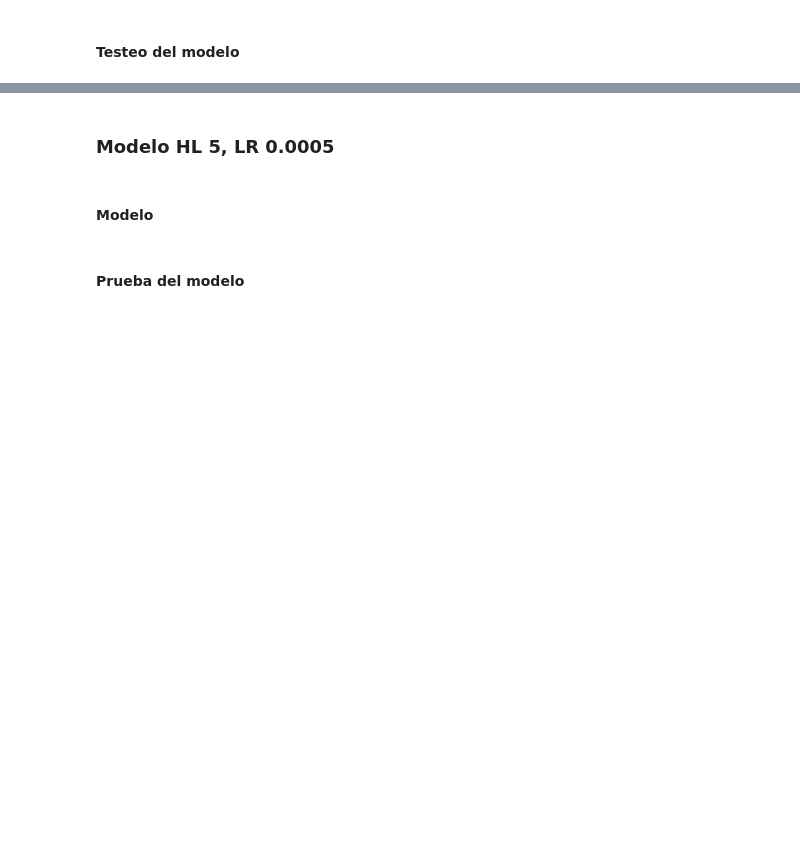
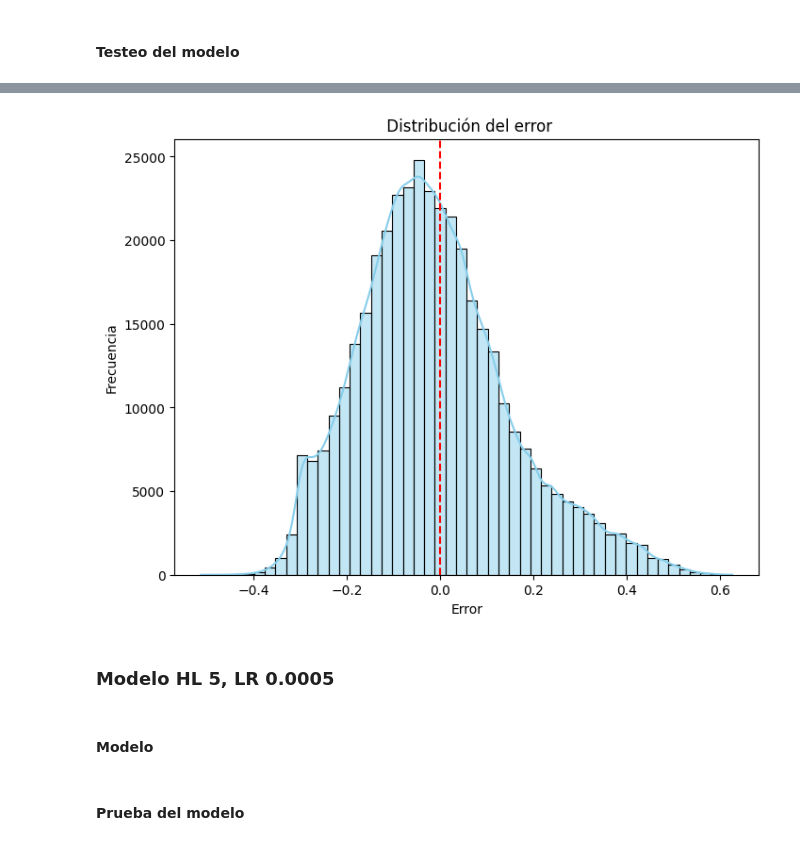
Before and after one commit to jin-roh25/IAProyectoFinal, a Jupyter notebook: PopularidadNN.ipynb, the cells around one changed output, grey strips where cells are left out. Saved outputs shown, nothing was run; the diff lists cells and outputs as text; code cells hidden in the pictures; blank space fills up the shorter version.

```diff
--- a/PopularidadNN.ipynb
+++ b/PopularidadNN.ipynb
@@ -833,3 +832,15 @@ plt.show()
+# %%
+residuos = y_true - y_pred
+
+plt.figure(figsize=(8, 6))
+sns.histplot(residuos, bins=50, kde=True, color="skyblue")
+plt.title(" Distribución del error")
+plt.xlabel("Error")
+plt.ylabel("Frecuencia")
+plt.axvline(0, color='red', linestyle='--')
+plt.show()
+# %% [output]
+[figure, added]
 # %% [markdown]
 ### Modelo HL 5, LR 0.0005
 # %% [markdown]
```
Also changed, not shown: parts of 16 cells of this notebook, 3 other files.
